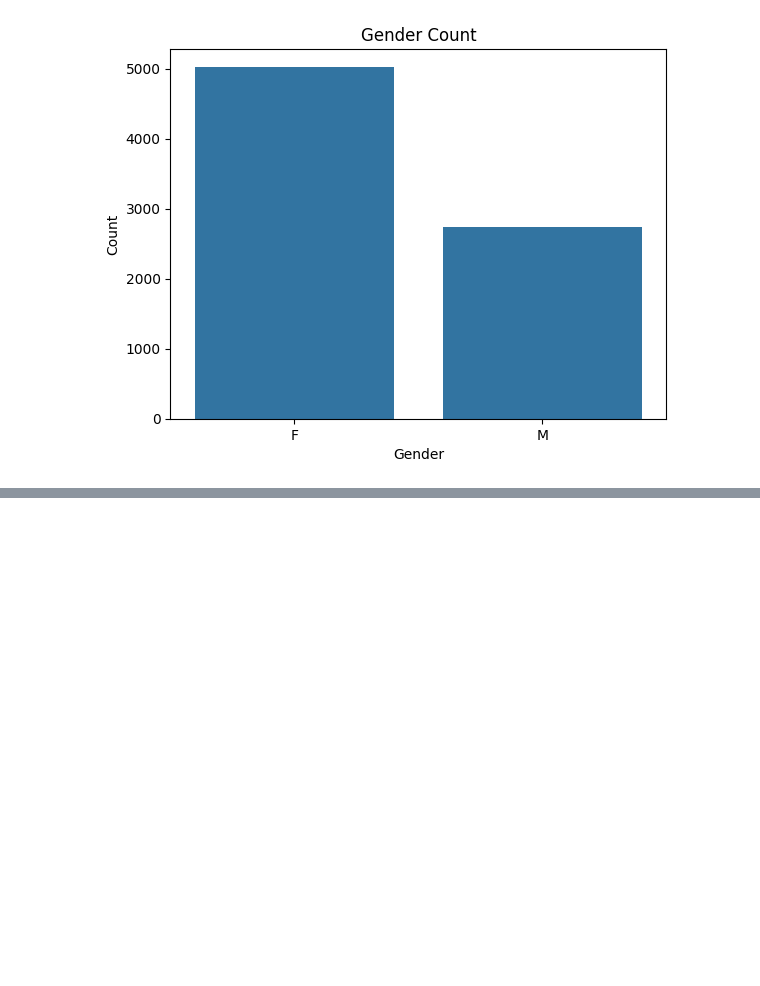
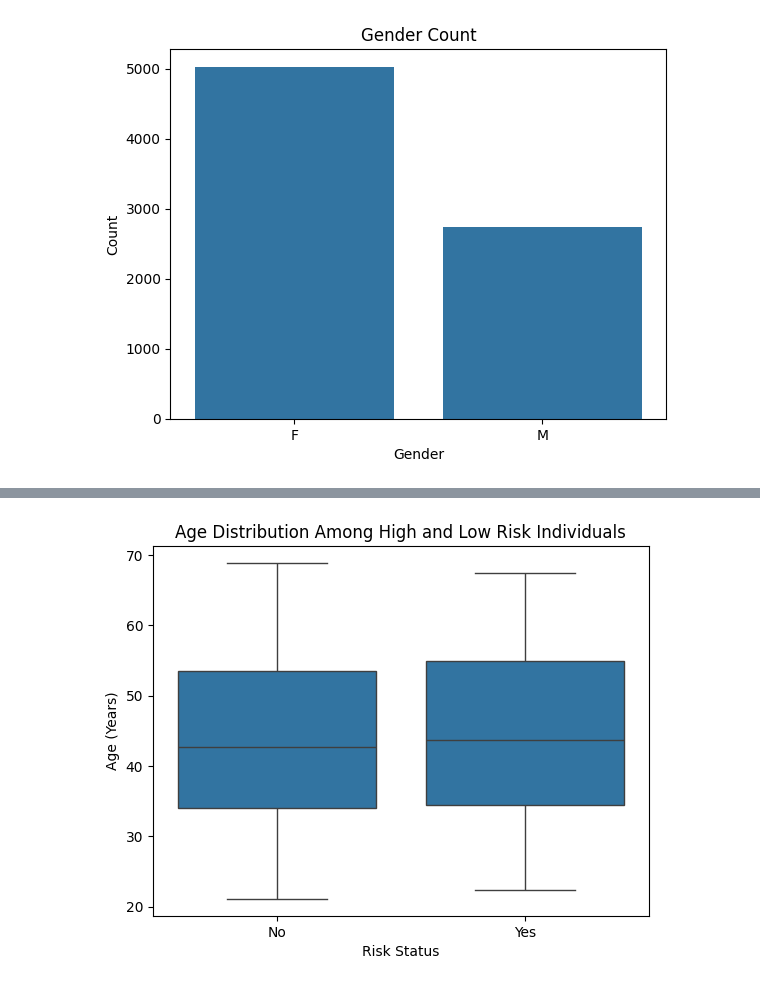
Before and after one commit to himaanssu/Credit_Card_Approval_Prediction, a Jupyter notebook: project.ipynb, the cells around one changed output, grey strips where cells are left out. Drawn from its saved outputs; the diff is of its cells as text; code cells hidden in the pictures; blank space fills up the shorter version.

```diff
--- a/project.ipynb
+++ b/project.ipynb
@@ -129,0 +161,10 @@ plt.show()
+# %%
+# Boxplot for age grouped by risk status
+sns.boxplot(x=cc_train_copy["is_risky"], y=cc_train_copy['days_lived'])
+plt.xticks(ticks=[0, 1], labels=["No", "Yes"])
+plt.title('Age Distribution Among High and Low Risk Individuals')
+plt.xlabel('Risk Status')
+plt.ylabel('Age (Years)')
+plt.show()
+# %% [output]
+[figure, added]
```
Also changed, not shown: parts of 5 cells of this notebook.
